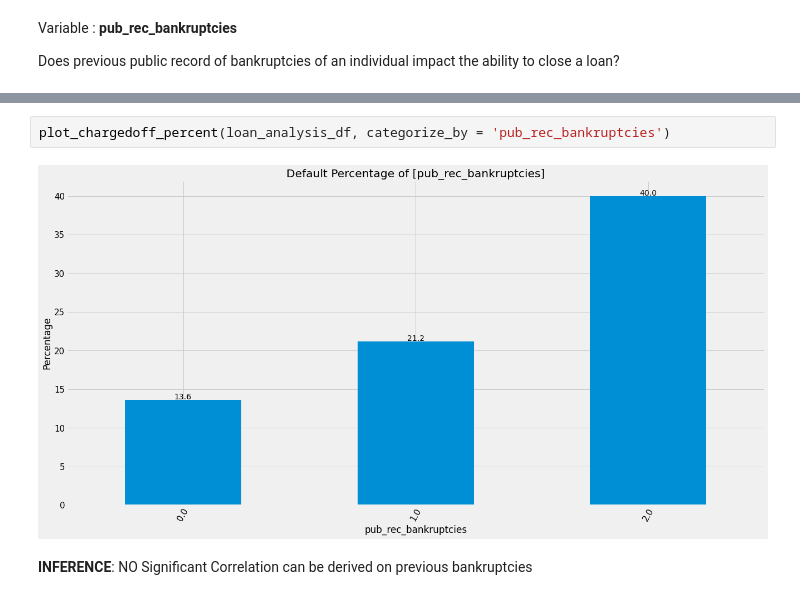
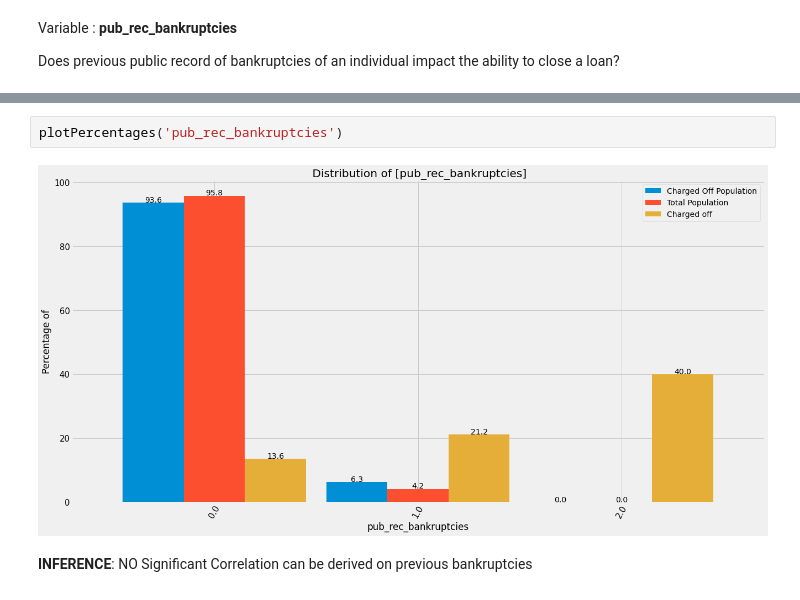
Before and after one commit to rramchan12/Lending-Club-EDA-CaseStudy, a Jupyter notebook: Lending_Club_EDA_Analysis.ipynb, the cells around one changed output, grey strips where cells are left out. Drawn from its saved outputs; the diff is of its cells as text.

```diff
--- a/Lending_Club_EDA_Analysis.ipynb
+++ b/Lending_Club_EDA_Analysis.ipynb
@@ -737,7 +709,7 @@ plot_dualbar(loan_analysis_df, categorize_by = 'pub_rec_bankruptcies')
-# %%
-plot_chargedoff_percent(loan_analysis_df, categorize_by = 'pub_rec_bankruptcies')
-# %% [output]
-[figure, removed]
+# %%
+plotPercentages('pub_rec_bankruptcies')
+# %% [output]
+[figure, added]
 # %% [markdown]
 **INFERENCE**: NO Significant Correlation can be derived on previous bankruptcies
 # %% [markdown]
```
Also changed, not shown: parts of 43 cells of this notebook.
